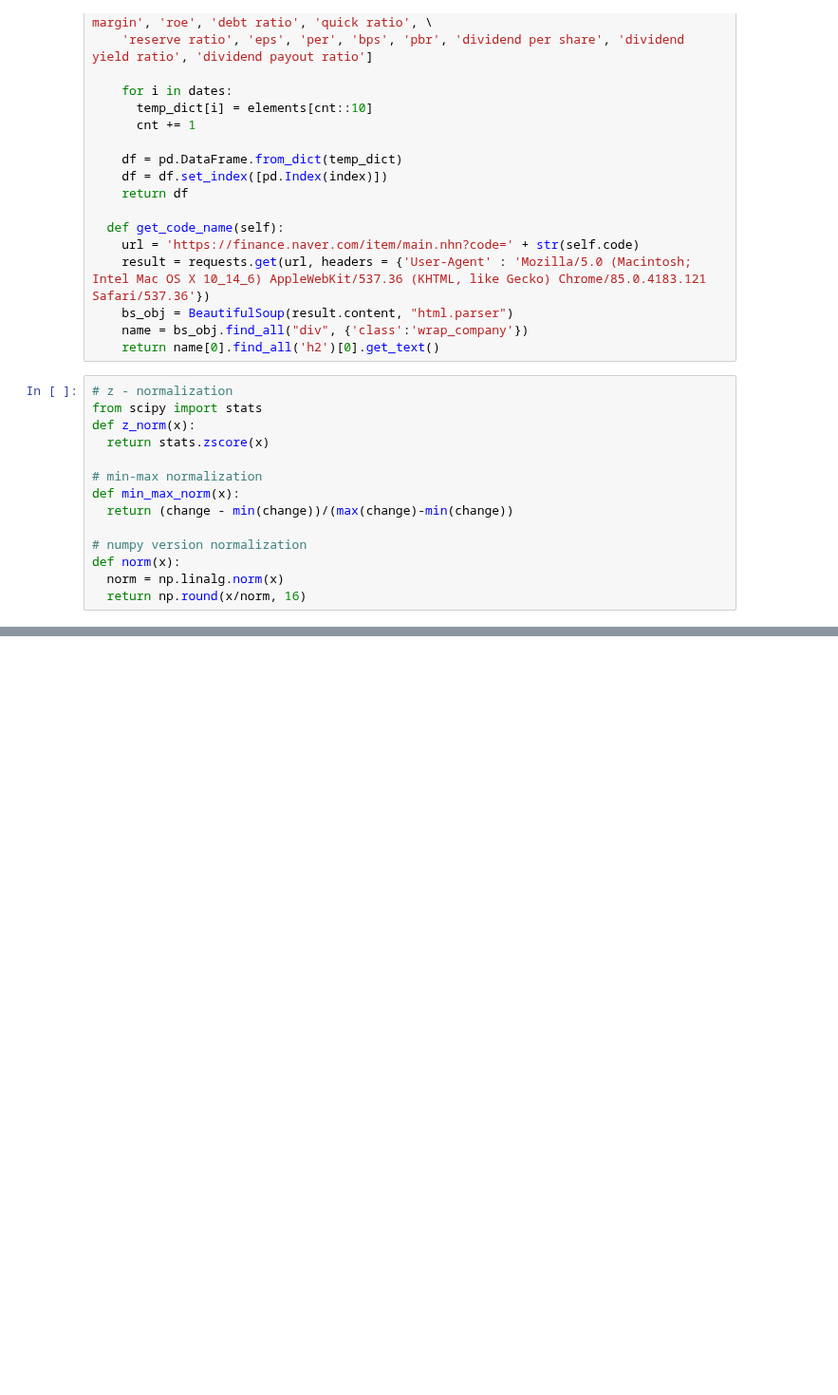
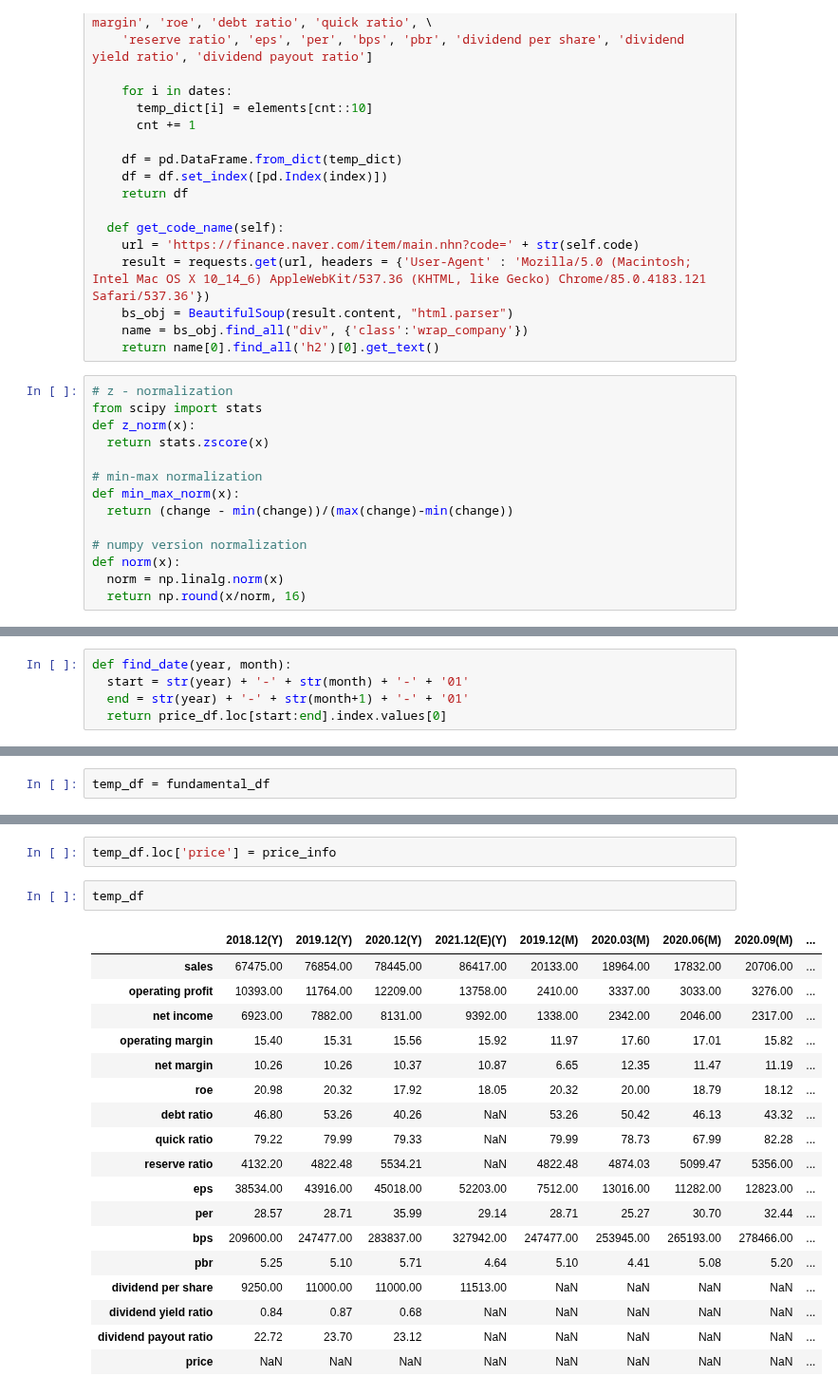
Before and after one commit to yeonghun00/stock-notes, a Jupyter notebook: Stock_analysis.ipynb, the cells around one changed output, grey strips where cells are left out. Shown at 95% size. Saved outputs shown, nothing was run; the diff lists cells and outputs as text; blank space fills up the shorter version.

```diff
--- a/Stock_analysis.ipynb
+++ b/Stock_analysis.ipynb
@@ -150,0 +151,5 @@ fundamental_df
+# %%
+def find_date(year, month):
+  start = str(year) + '-' + str(month) + '-' + '01'
+  end = str(year) + '-' + str(month+1) + '-' + '01'
+  return price_df.loc[start:end].index.values[0]
@@ -150,0 +165,2 @@ fundamental_df
+# %%
+temp_df = fundamental_df
@@ -150,0 +175,23 @@ fundamental_df
+# %%
+temp_df.loc['price'] = price_info
+# %%
+temp_df
+# %% [output]
+|  | 2018.12(Y) | 2019.12(Y) | 2020.12(Y) | 2021.12(E)(Y) | 2019.12(M) | 2020.03(M) | 2020.06(M) | 2020.09(M) | ... |
+| sales | 67475.00 | 76854.00 | 78445.00 | 86417.00 | 20133.00 | 18964.00 | 17832.00 | 20706.00 | ... |
+| operating profit | 10393.00 | 11764.00 | 12209.00 | 13758.00 | 2410.00 | 3337.00 | 3033.00 | 3276.00 | ... |
+| net income | 6923.00 | 7882.00 | 8131.00 | 9392.00 | 1338.00 | 2342.00 | 2046.00 | 2317.00 | ... |
+| operating margin | 15.40 | 15.31 | 15.56 | 15.92 | 11.97 | 17.60 | 17.01 | 15.82 | ... |
+| net margin | 10.26 | 10.26 | 10.37 | 10.87 | 6.65 | 12.35 | 11.47 | 11.19 | ... |
+| roe | 20.98 | 20.32 | 17.92 | 18.05 | 20.32 | 20.00 | 18.79 | 18.12 | ... |
+| debt ratio | 46.80 | 53.26 | 40.26 | NaN | 53.26 | 50.42 | 46.13 | 43.32 | ... |
+| quick ratio | 79.22 | 79.99 | 79.33 | NaN | 79.99 | 78.73 | 67.99 | 82.28 | ... |
+| reserve ratio | 4132.20 | 4822.48 | 5534.21 | NaN | 4822.48 | 4874.03 | 5099.47 | 5356.00 | ... |
+| eps | 38534.00 | 43916.00 | 45018.00 | 52203.00 | 7512.00 | 13016.00 | 11282.00 | 12823.00 | ... |
+| per | 28.57 | 28.71 | 35.99 | 29.14 | 28.71 | 25.27 | 30.70 | 32.44 | ... |
+| bps | 209600.00 | 247477.00 | 283837.00 | 327942.00 | 247477.00 | 253945.00 | 265193.00 | 278466.00 | ... |
+| pbr | 5.25 | 5.10 | 5.71 | 4.64 | 5.10 | 4.41 | 5.08 | 5.20 | ... |
+| dividend per share | 9250.00 | 11000.00 | 11000.00 | 11513.00 | NaN | NaN | NaN | NaN | ... |
+| dividend yield ratio | 0.84 | 0.87 | 0.68 | NaN | NaN | NaN | NaN | NaN | ... |
+| dividend payout ratio | 22.72 | 23.70 | 23.12 | NaN | NaN | NaN | NaN | NaN | ... |
+| price | NaN | NaN | NaN | NaN | NaN | NaN | NaN | NaN | ... |
```
Also changed, not shown: parts of 7 cells of this notebook.
